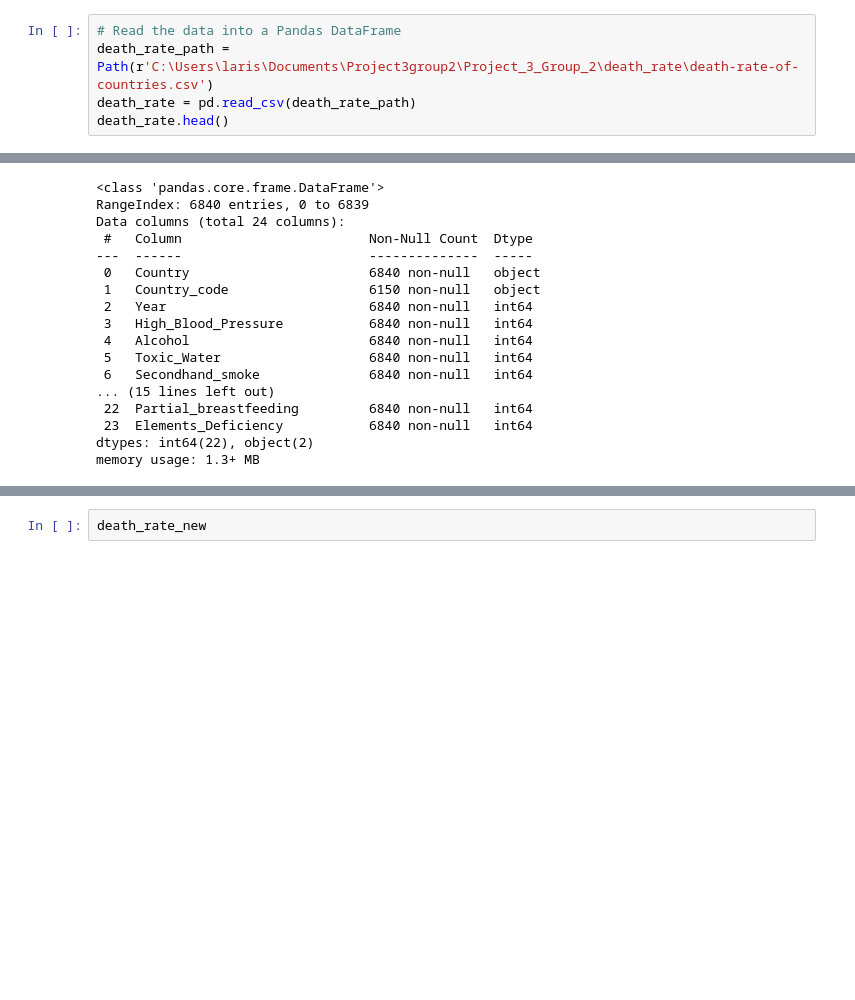
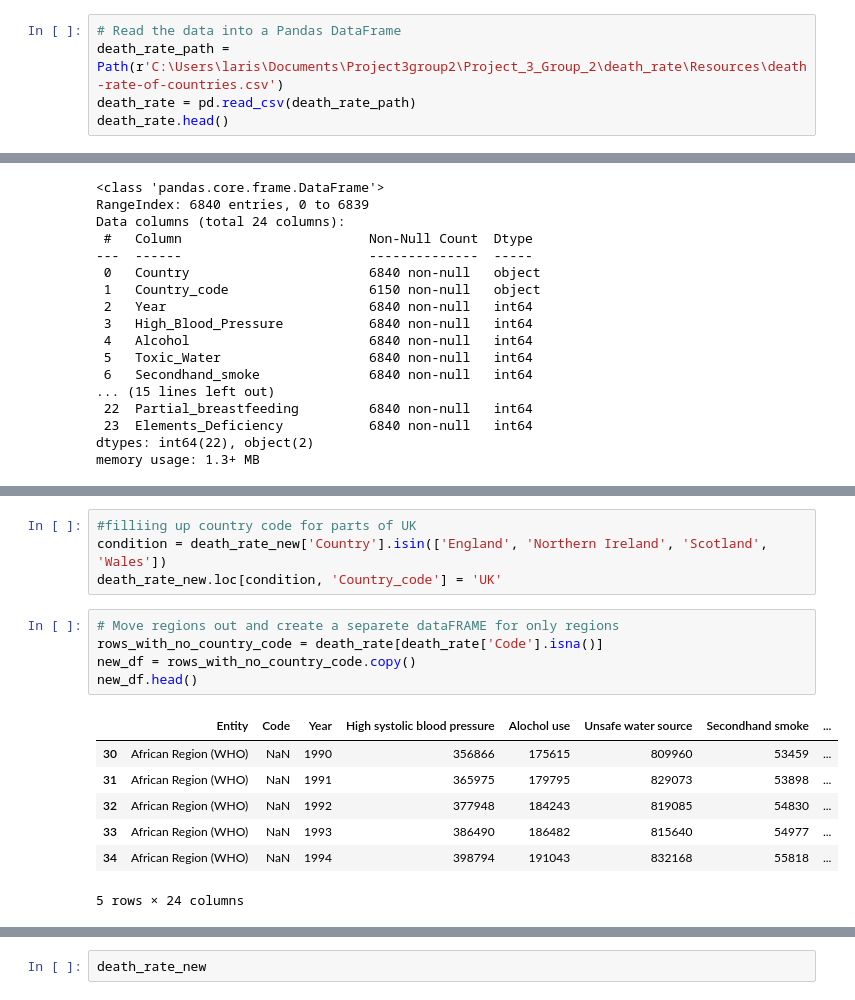
Before and after one commit to KatharinaSojka/Project_2_Group_2, a Jupyter notebook: death_rate/death_rate.ipynb, the cells around one changed output, grey strips where cells are left out. Drawn from its saved outputs; the diff is of its cells as text; blank space fills up the shorter version.

```diff
--- a/death_rate/death_rate.ipynb
+++ b/death_rate/death_rate.ipynb
@@ -7,7 +7,7 @@ import scipy.stats as st
 from pathlib import Path
 # %%
 # Read the data into a Pandas DataFrame
-death_rate_path = Path(r'C:\Users\laris\Documents\Project3group2\Project_3_Group_2\death_rate\death-rate-of-countries.csv')
+death_rate_path = Path(r'C:\Users\laris\Documents\Project3group2\Project_3_Group_2\death_rate\Resources\death-rate-of-countries.csv')
 death_rate = pd.read_csv(death_rate_path)
 death_rate.head()
 # %% [output]
@@ -215,0 +235,17 @@ memory usage: 1.3+ MB
+# %%
+#filliing up country code for parts of UK
+condition = death_rate_new['Country'].isin(['England', 'Northern Ireland', 'Scotland', 'Wales'])
+death_rate_new.loc[condition, 'Country_code'] = 'UK'
+# %%
+# Move regions out and create a separete dataFRAME for only regions
+rows_with_no_country_code = death_rate[death_rate['Code'].isna()]
+new_df = rows_with_no_country_code.copy()
+new_df.head()
+# %% [output]
+|  | Entity | Code | Year | High systolic blood pressure | Alochol use | Unsafe water source | Secondhand smoke | ... |
+| 30 | African Region (WHO) | NaN | 1990 | 356866 | 175615 | 809960 | 53459 | ... |
+| 31 | African Region (WHO) | NaN | 1991 | 365975 | 179795 | 829073 | 53898 | ... |
+| 32 | African Region (WHO) | NaN | 1992 | 377948 | 184243 | 819085 | 54830 | ... |
+| 33 | African Region (WHO) | NaN | 1993 | 386490 | 186482 | 815640 | 54977 | ... |
+| 34 | African Region (WHO) | NaN | 1994 | 398794 | 191043 | 832168 | 55818 | ... |
+5 rows × 24 columns
```
Also changed, not shown: parts of 35 cells of this notebook, 8 other files.
